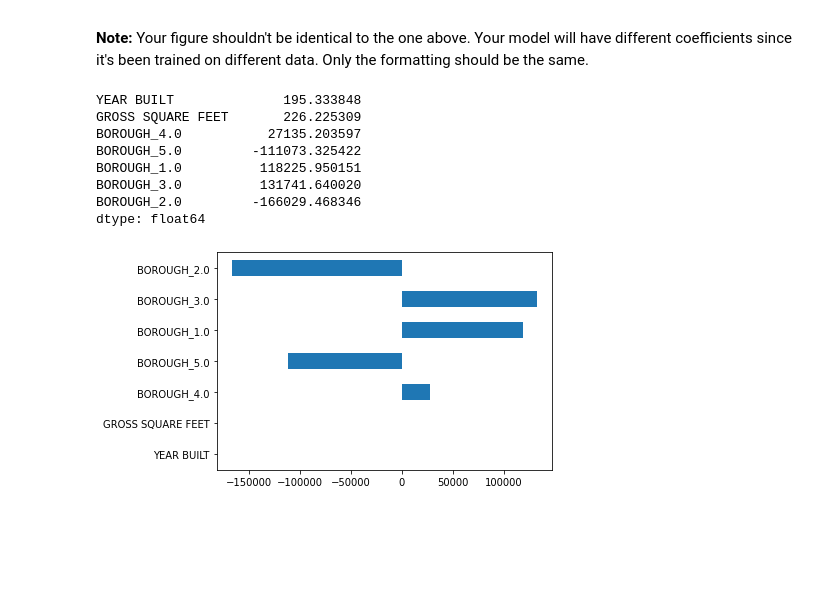
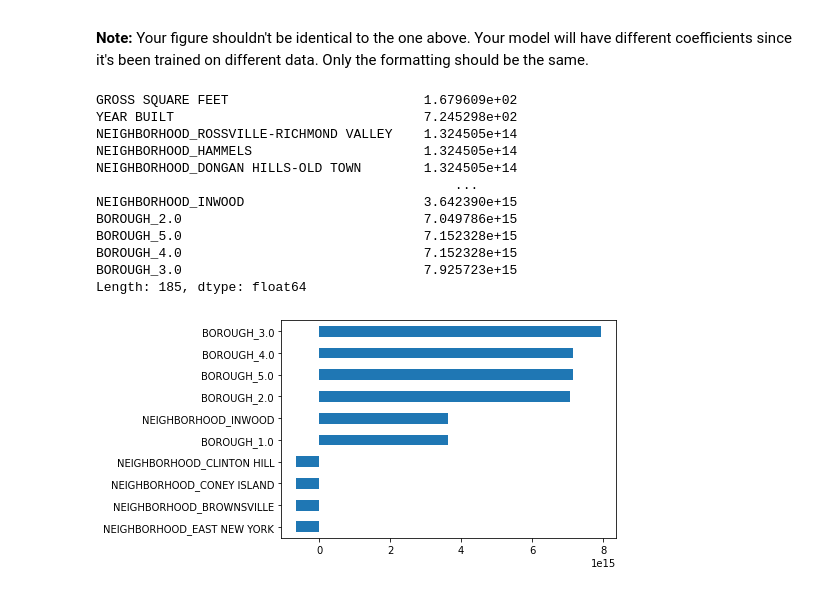
Before and after one commit to LSislowski/DS-Unit-2-Linear-Models, a Jupyter notebook: module3-ridge-regression/LS_DS_213_assignment.ipynb, the cells around one changed output. Cells and saved outputs as stored; diff of their text form; code cells hidden in the pictures; blank space fills up the shorter version.

```diff
--- a/module3-ridge-regression/LS_DS_213_assignment.ipynb
+++ b/module3-ridge-regression/LS_DS_213_assignment.ipynb
@@ -144,7 +144,7 @@ dtype: int64
 **Task 3:** Split your dataset into the feature matrix `X` and the target vector `y`. You want to predict `'SALE_PRICE'`.
 # %%
 # Drop Columns for Neighborhood since it is redundant and price since it is the target.
-cols_to_drop = ['SALE PRICE', 'BUILDING CLASS CATEGORY', 'NEIGHBORHOOD']
+cols_to_drop = ['SALE PRICE', 'BUILDING CLASS CATEGORY']
 
 X = df.drop(columns= cols_to_drop)
 y = df['SALE PRICE']
@@ -277,17 +278,21 @@ features = ohe.get_feature_names()
 feature_importance = pd.Series(coefficients, index= features).sort_values(key=abs)
 print(feature_importance)
 # %% [output]
-YEAR BUILT              195.333848
-GROSS SQUARE FEET       226.225309
-BOROUGH_4.0           27135.203597
-BOROUGH_5.0         -111073.325422
-BOROUGH_1.0          118225.950151
-BOROUGH_3.0          131741.640020
-BOROUGH_2.0         -166029.468346
-dtype: float64
+GROSS SQUARE FEET                         1.679609e+02
+YEAR BUILT                                7.245298e+02
+NEIGHBORHOOD_ROSSVILLE-RICHMOND VALLEY    1.324505e+14
+NEIGHBORHOOD_HAMMELS                      1.324505e+14
+NEIGHBORHOOD_DONGAN HILLS-OLD TOWN        1.324505e+14
+                                              ...
+NEIGHBORHOOD_INWOOD                       3.642390e+15
+BOROUGH_2.0                               7.049786e+15
+BOROUGH_5.0                               7.152328e+15
+BOROUGH_4.0                               7.152328e+15
+BOROUGH_3.0                               7.925723e+15
+Length: 185, dtype: float64
 # %%
 # Visualize the difference
 
-feature_importance.tail(7).plot(kind='barh');
+feature_importance.tail(10).plot(kind='barh');
 # %% [output]
-[figure, old version]
+[figure, new version]
```
Also changed, not shown: parts of 5 cells of this notebook.
